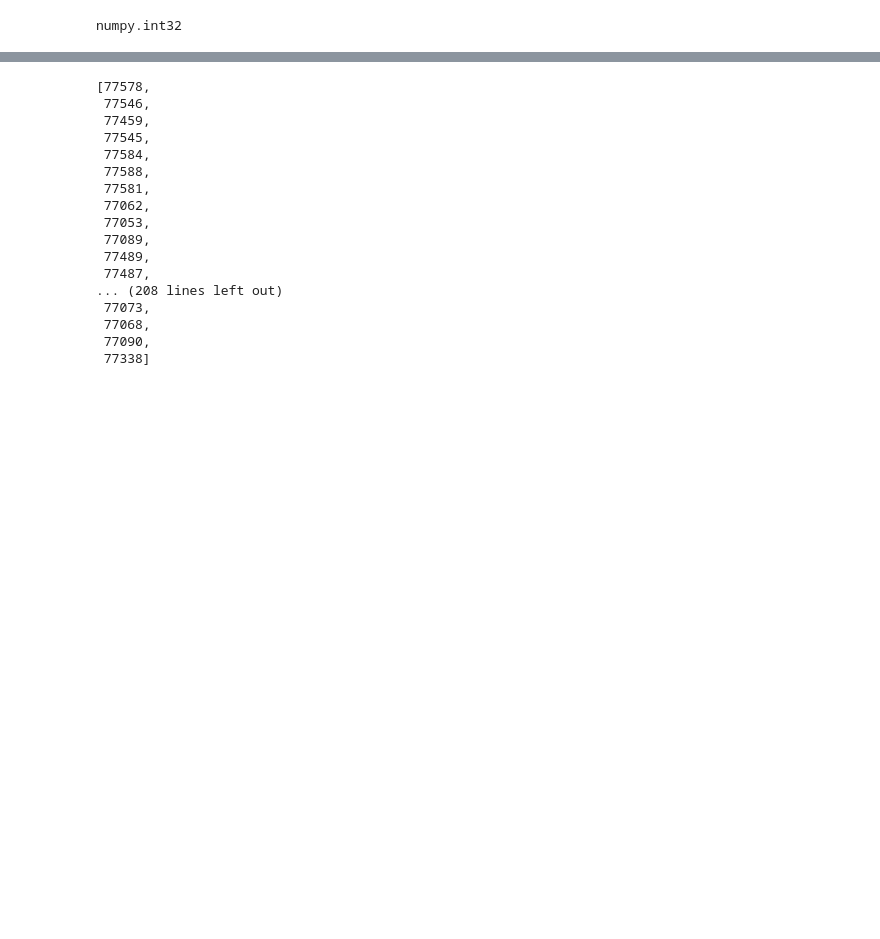
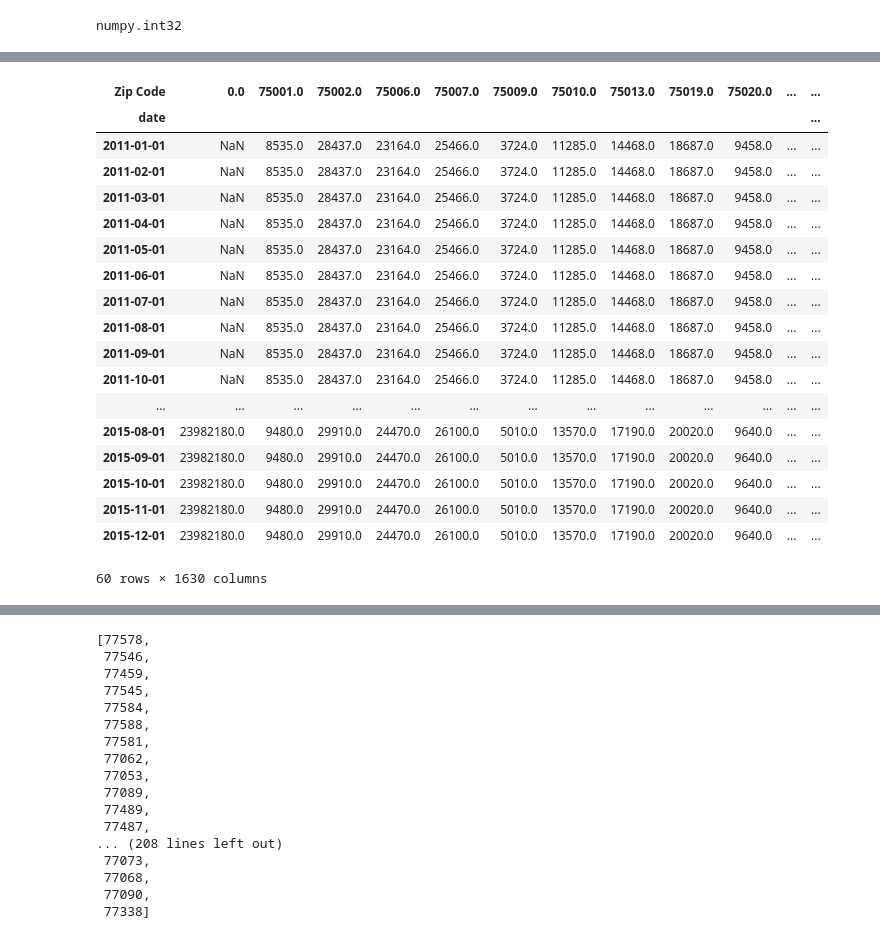
Before and after one commit to dovu93/Real_Estate_Investment_Identifier, a Jupyter notebook: Notebooks/Trial&Error_Vu.ipynb, the cells around one changed output, grey strips where cells are left out. Cells and saved outputs as stored; diff of their text form; code cells hidden in the pictures; blank space fills up the shorter version.

```diff
--- a/Notebooks/Trial&Error_Vu.ipynb
+++ b/Notebooks/Trial&Error_Vu.ipynb
@@ -386,3 +397,4 @@ clean_tax.tail()
 # %%
-type(clean_tax["Zip Code"][0])
+a = clean_tax.groupby(["Zip Code", "date"]).sum()
+a
 # %% [output]
@@ -391,0 +415,24 @@ clean_tax = clean_tax.astype({'Zip Code': 'int'})
+# %%
+new = pd.pivot_table(a, index = "date", values = "Number of returns", columns = "Zip Code")
+# %%
+new
+# %% [output]
+| Zip Code | 0.0 | 75001.0 | 75002.0 | 75006.0 | 75007.0 | 75009.0 | 75010.0 | 75013.0 | 75019.0 | 75020.0 | ... | ... |
+| date |  |  |  |  |  |  |  |  |  |  |  | ... |
+| 2011-01-01 | NaN | 8535.0 | 28437.0 | 23164.0 | 25466.0 | 3724.0 | 11285.0 | 14468.0 | 18687.0 | 9458.0 | ... | ... |
+| 2011-02-01 | NaN | 8535.0 | 28437.0 | 23164.0 | 25466.0 | 3724.0 | 11285.0 | 14468.0 | 18687.0 | 9458.0 | ... | ... |
+| 2011-03-01 | NaN | 8535.0 | 28437.0 | 23164.0 | 25466.0 | 3724.0 | 11285.0 | 14468.0 | 18687.0 | 9458.0 | ... | ... |
+| 2011-04-01 | NaN | 8535.0 | 28437.0 | 23164.0 | 25466.0 | 3724.0 | 11285.0 | 14468.0 | 18687.0 | 9458.0 | ... | ... |
+| 2011-05-01 | NaN | 8535.0 | 28437.0 | 23164.0 | 25466.0 | 3724.0 | 11285.0 | 14468.0 | 18687.0 | 9458.0 | ... | ... |
+| 2011-06-01 | NaN | 8535.0 | 28437.0 | 23164.0 | 25466.0 | 3724.0 | 11285.0 | 14468.0 | 18687.0 | 9458.0 | ... | ... |
+| 2011-07-01 | NaN | 8535.0 | 28437.0 | 23164.0 | 25466.0 | 3724.0 | 11285.0 | 14468.0 | 18687.0 | 9458.0 | ... | ... |
+| 2011-08-01 | NaN | 8535.0 | 28437.0 | 23164.0 | 25466.0 | 3724.0 | 11285.0 | 14468.0 | 18687.0 | 9458.0 | ... | ... |
+| 2011-09-01 | NaN | 8535.0 | 28437.0 | 23164.0 | 25466.0 | 3724.0 | 11285.0 | 14468.0 | 18687.0 | 9458.0 | ... | ... |
+| 2011-10-01 | NaN | 8535.0 | 28437.0 | 23164.0 | 25466.0 | 3724.0 | 11285.0 | 14468.0 | 18687.0 | 9458.0 | ... | ... |
+| ... | ... | ... | ... | ... | ... | ... | ... | ... | ... | ... | ... | ... |
+| 2015-08-01 | 23982180.0 | 9480.0 | 29910.0 | 24470.0 | 26100.0 | 5010.0 | 13570.0 | 17190.0 | 20020.0 | 9640.0 | ... | ... |
+| 2015-09-01 | 23982180.0 | 9480.0 | 29910.0 | 24470.0 | 26100.0 | 5010.0 | 13570.0 | 17190.0 | 20020.0 | 9640.0 | ... | ... |
+| 2015-10-01 | 23982180.0 | 9480.0 | 29910.0 | 24470.0 | 26100.0 | 5010.0 | 13570.0 | 17190.0 | 20020.0 | 9640.0 | ... | ... |
+| 2015-11-01 | 23982180.0 | 9480.0 | 29910.0 | 24470.0 | 26100.0 | 5010.0 | 13570.0 | 17190.0 | 20020.0 | 9640.0 | ... | ... |
+| 2015-12-01 | 23982180.0 | 9480.0 | 29910.0 | 24470.0 | 26100.0 | 5010.0 | 13570.0 | 17190.0 | 20020.0 | 9640.0 | ... | ... |
+60 rows × 1630 columns
```
Also changed, not shown: parts of 22 cells of this notebook, 13 other files.
